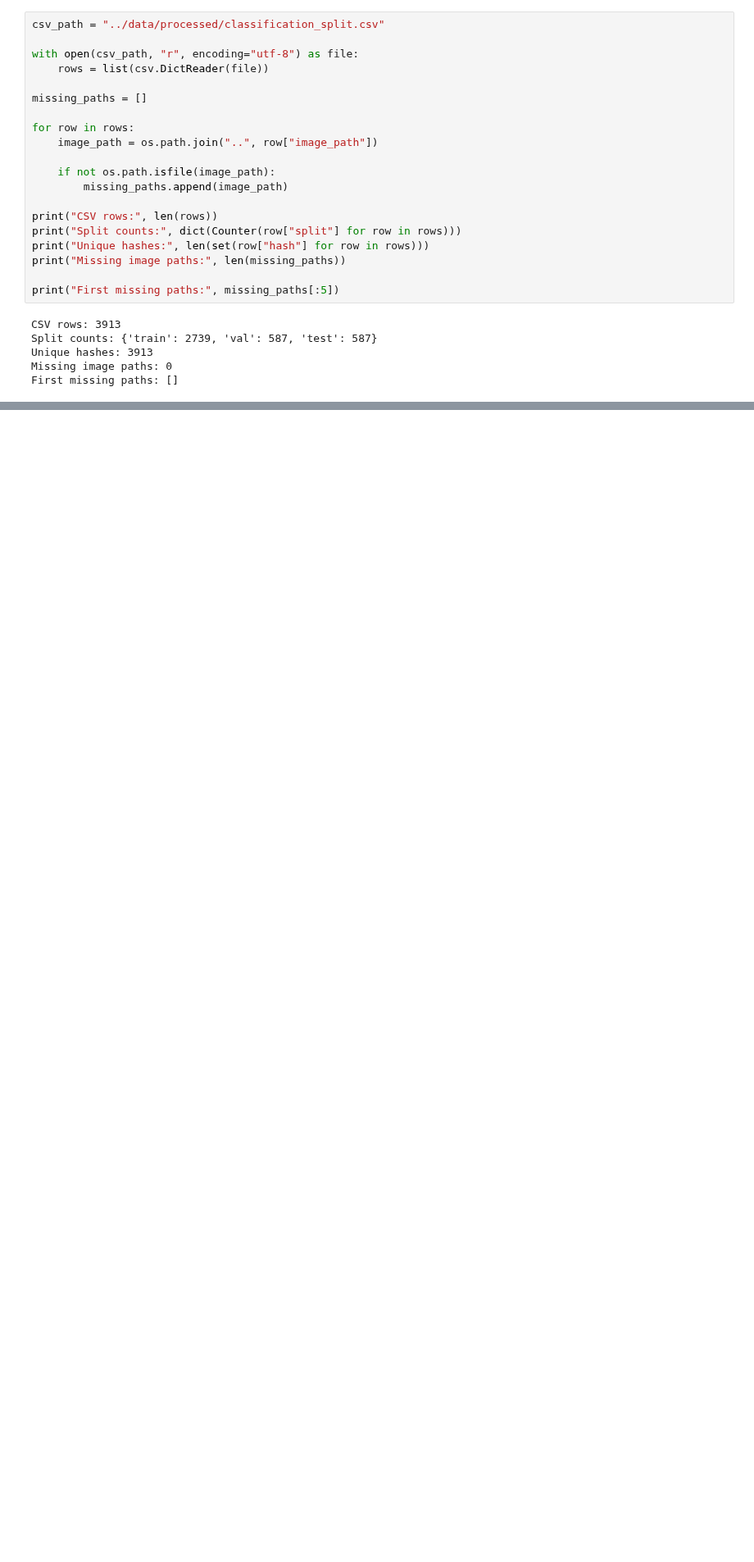
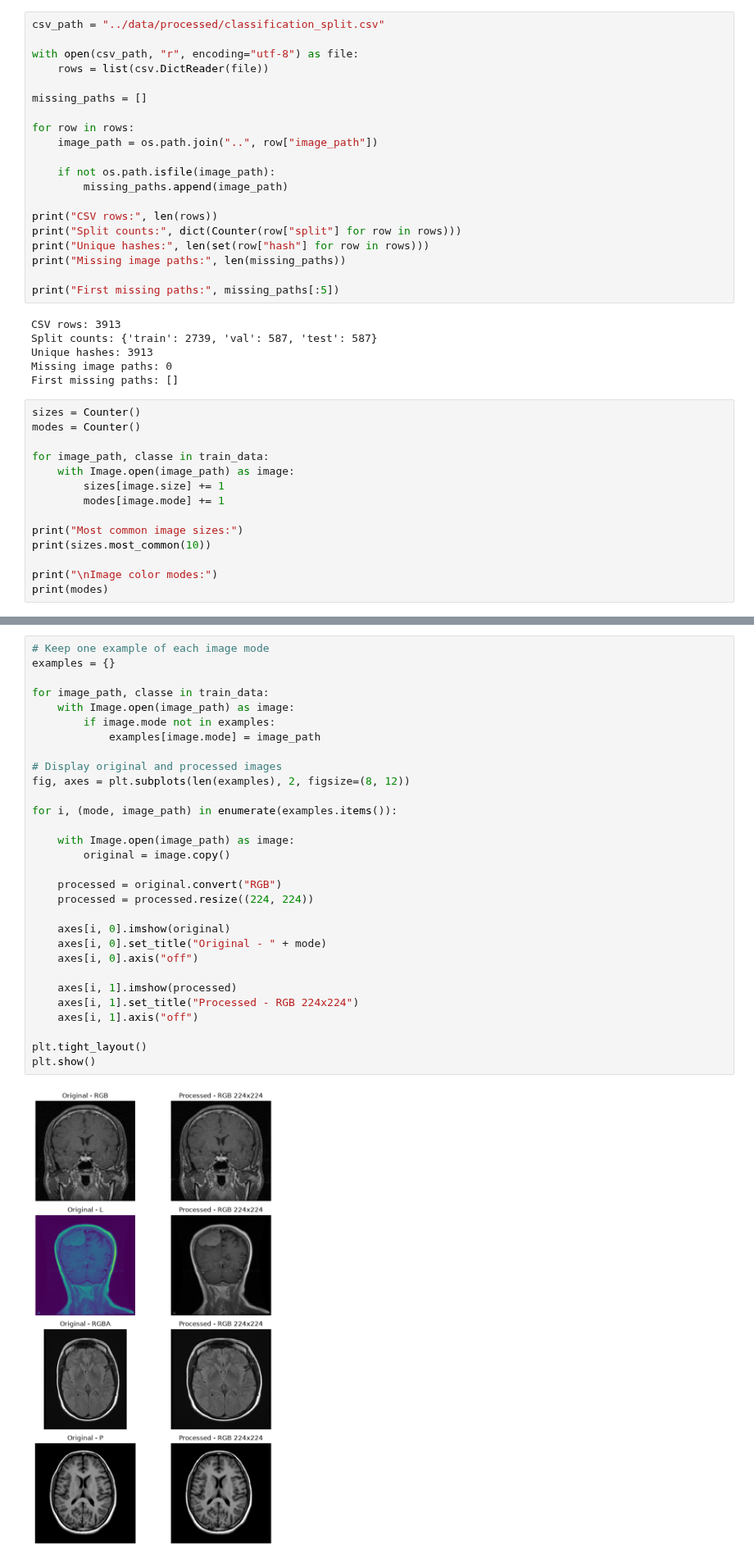
Before and after one commit to YounessAitJamaa/brain-tumor-ai, a Jupyter notebook: notebooks/01_dataset_exploration.ipynb, the cells around one changed output, grey strips where cells are left out. Shown at 82% size. Saved outputs shown, nothing was run; the diff lists cells and outputs as text; blank space fills up the shorter version.

```diff
--- a/notebooks/01_dataset_exploration.ipynb
+++ b/notebooks/01_dataset_exploration.ipynb
@@ -1147,3 +1147,17 @@ Split counts: {'train': 2739, 'val': 587, 'test': 587}
 Unique hashes: 3913
 Missing image paths: 0
 First missing paths: []
+# %%
+sizes = Counter()
+modes = Counter()
+
+for image_path, classe in train_data:
+    with Image.open(image_path) as image:
+        sizes[image.size] += 1
+        modes[image.mode] += 1
+
+print("Most common image sizes:")
+print(sizes.most_common(10))
+
+print("\nImage color modes:")
+print(modes)
@@ -1149,0 +1170,32 @@ First missing paths: []
+# %%
+# Keep one example of each image mode
+examples = {}
+
+for image_path, classe in train_data:
+    with Image.open(image_path) as image:
+        if image.mode not in examples:
+            examples[image.mode] = image_path
+
+# Display original and processed images
+fig, axes = plt.subplots(len(examples), 2, figsize=(8, 12))
+
+for i, (mode, image_path) in enumerate(examples.items()):
+
+    with Image.open(image_path) as image:
+        original = image.copy()
+
+    processed = original.convert("RGB")
+    processed = processed.resize((224, 224))
+
+    axes[i, 0].imshow(original)
+    axes[i, 0].set_title("Original - " + mode)
+    axes[i, 0].axis("off")
+
+    axes[i, 1].imshow(processed)
+    axes[i, 1].set_title("Processed - RGB 224x224")
+    axes[i, 1].axis("off")
+
+plt.tight_layout()
+plt.show()
+# %% [output]
+[figure, added]
```
Also changed, not shown: parts of 11 cells of this notebook, 1 other file.
